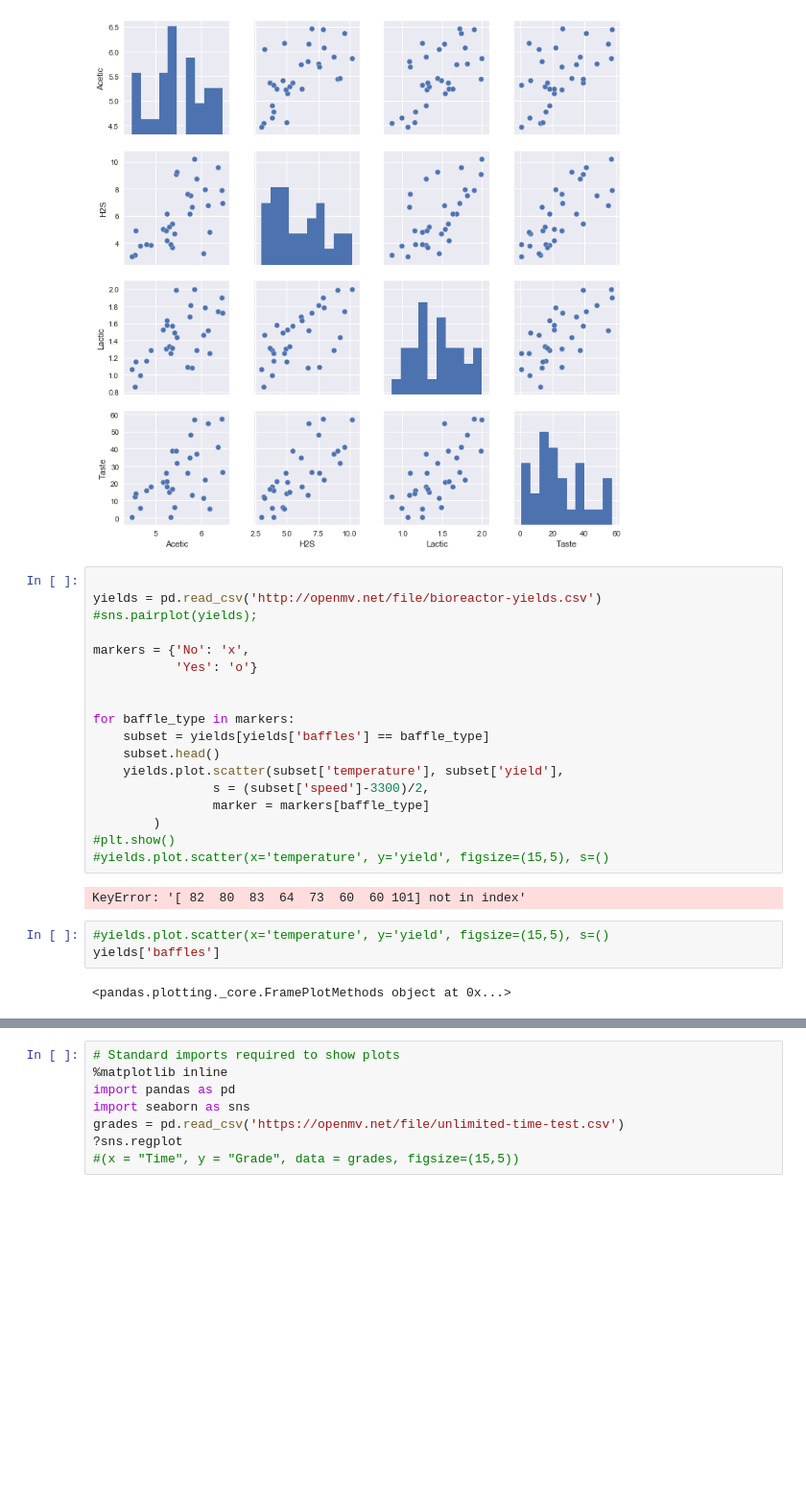
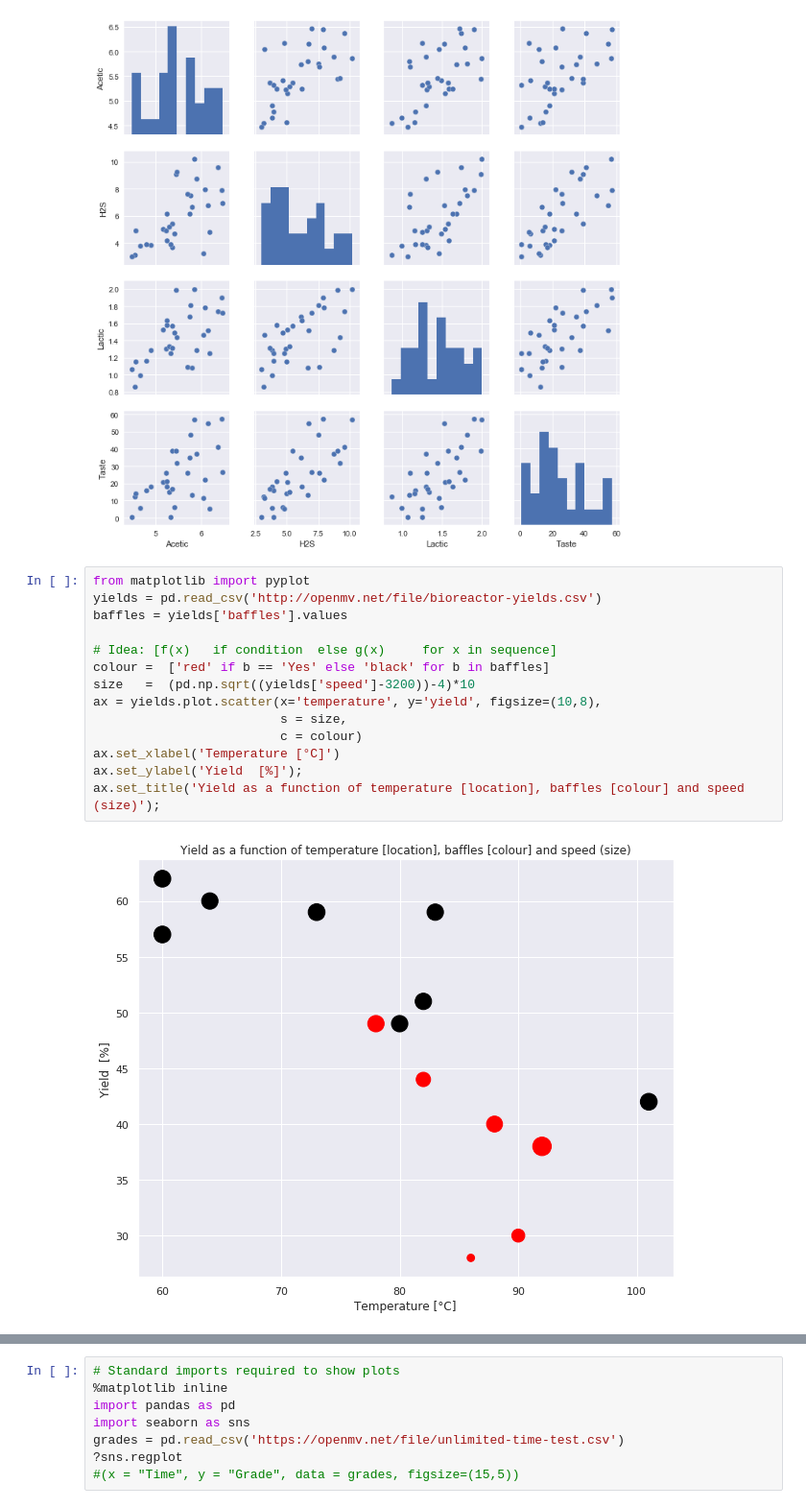
Before and after one commit to kgdunn/python-basic-notebooks, a Jupyter notebook: Module-10-interactive.ipynb, the cells around one changed output, grey strips where cells are left out. Shown at 96% size. Drawn from its saved outputs; the diff is of its cells as text; blank space fills up the shorter version.

Commit message:
Scatter plots with colour, shape and size

```diff
--- a/Module-10-interactive.ipynb
+++ b/Module-10-interactive.ipynb
@@ -549,28 +549,19 @@ sns.set(rc={'figure.figsize':(15, 5)})
 sns.pairplot(cheese);
 # %% [output]
 [figure]
-# %%
-
-yields = pd.read_csv('http://openmv.net/file/bioreactor-yields.csv')
-#sns.pairplot(yields);
-
-markers = {'No': 'x',
-           'Yes': 'o'}
-
-
-for baffle_type in markers:
-    subset = yields[yields['baffles'] == baffle_type]
-    subset.head()
-    yields.plot.scatter(subset['temperature'], subset['yield'],
-                s = (subset['speed']-3300)/2,
-                marker = markers[baffle_type]
-        )
-#plt.show()
-#yields.plot.scatter(x='temperature', y='yield', figsize=(15,5), s=()
-# %% [output]
-KeyError: '[ 82  80  83  64  73  60  60 101] not in index'
-# %%
-#yields.plot.scatter(x='temperature', y='yield', figsize=(15,5), s=()
-yields['baffles']
-# %% [output]
-<pandas.plotting._core.FramePlotMethods object at 0x...>
+# %%
+from matplotlib import pyplot
+yields = pd.read_csv('http://openmv.net/file/bioreactor-yields.csv')
+baffles = yields['baffles'].values
+
+# Idea: [f(x)   if condition  else g(x)     for x in sequence]
+colour =  ['red' if b == 'Yes' else 'black' for b in baffles]
+size   =  (pd.np.sqrt((yields['speed']-3200))-4)*10
+ax = yields.plot.scatter(x='temperature', y='yield', figsize=(10,8),
+                         s = size,
+                         c = colour)
+ax.set_xlabel('Temperature [°C]')
+ax.set_ylabel('Yield  [%]');
+ax.set_title('Yield as a function of temperature [location], baffles [colour] and speed (size)');
+# %% [output]
+[figure, added]
```
Also changed, not shown: parts of 6 cells of this notebook.
